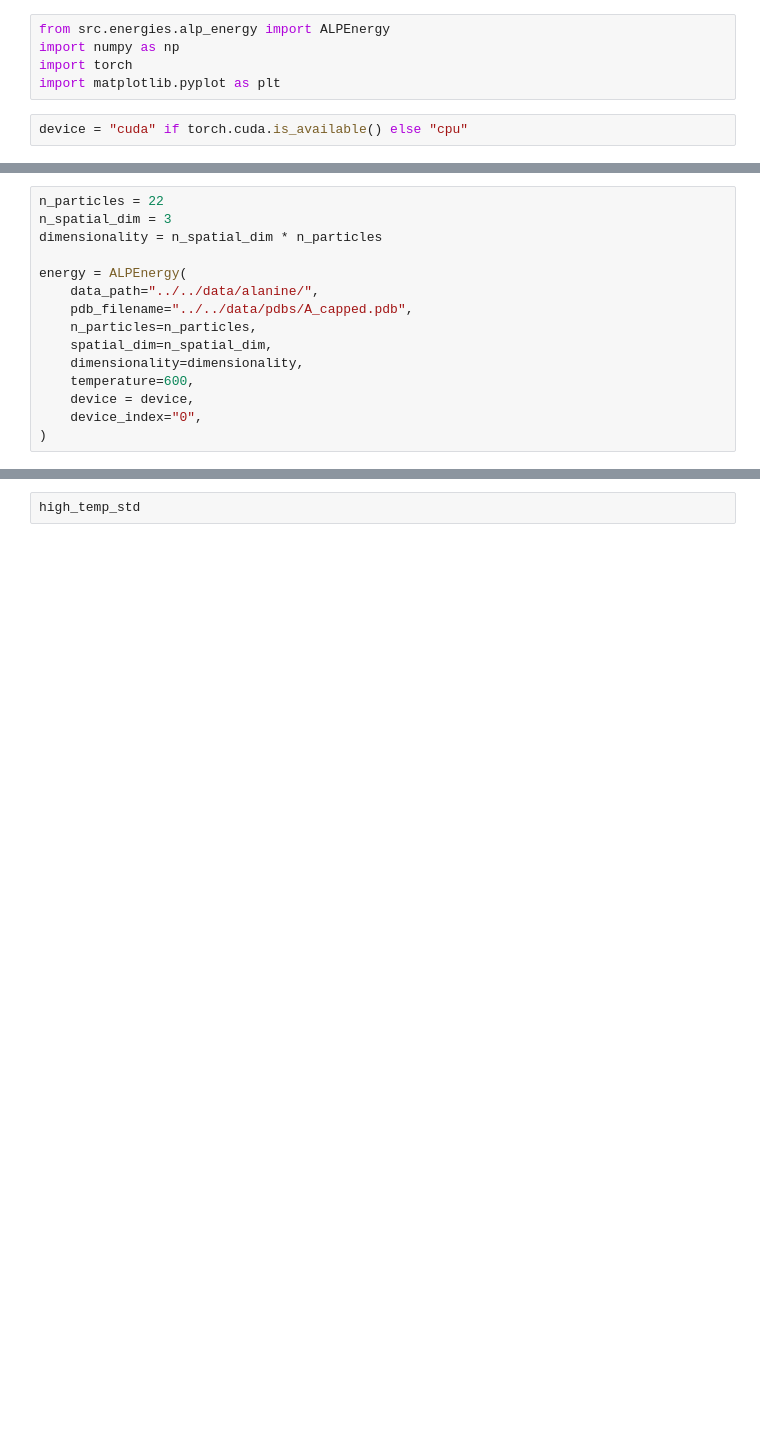
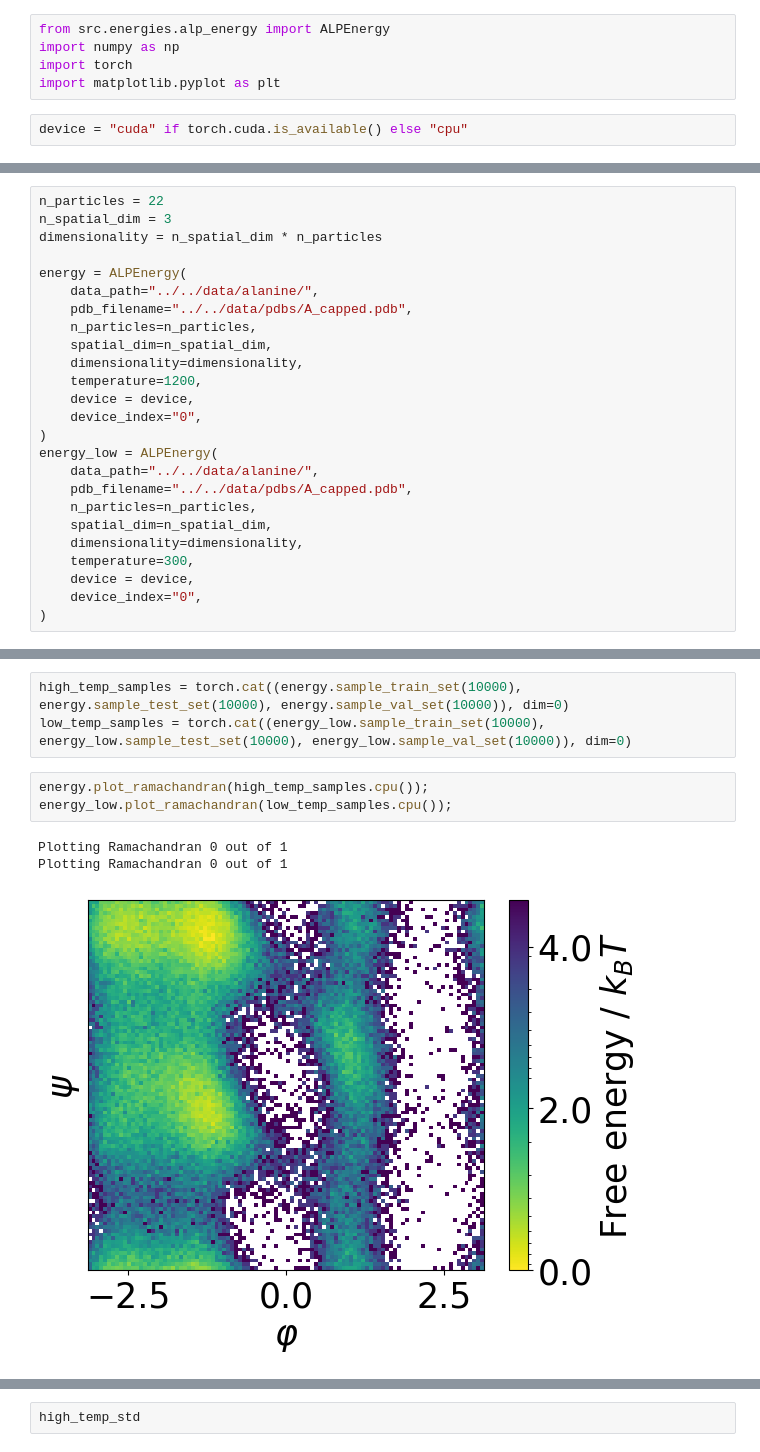
Before and after one commit to taraak/pita, a Jupyter notebook: runner/notebooks/aldp_data.ipynb, the cells around one changed output, grey strips where cells are left out. Saved outputs shown, nothing was run; the diff lists cells and outputs as text; blank space fills up the shorter version.

```diff
--- a/runner/notebooks/aldp_data.ipynb
+++ b/runner/notebooks/aldp_data.ipynb
@@ -24,7 +19,17 @@ energy = ALPEnergy(
     n_particles=n_particles,
     spatial_dim=n_spatial_dim,
     dimensionality=dimensionality,
-    temperature=600,
+    temperature=1200,
     device = device,
     device_index="0",
 )
+energy_low = ALPEnergy(
+    data_path="../../data/alanine/",
+    pdb_filename="../../data/pdbs/A_capped.pdb",
+    n_particles=n_particles,
+    spatial_dim=n_spatial_dim,
+    dimensionality=dimensionality,
+    temperature=300,
+    device = device,
+    device_index="0",
+)
@@ -32,0 +50,10 @@ high_temp_std = energy.sample_train_set(10000).std()
+# %%
+high_temp_samples = torch.cat((energy.sample_train_set(10000), energy.sample_test_set(10000), energy.sample_val_set(10000)), dim=0)
+low_temp_samples = torch.cat((energy_low.sample_train_set(10000), energy_low.sample_test_set(10000), energy_low.sample_val_set(10000)), dim=0)
+# %%
+energy.plot_ramachandran(high_temp_samples.cpu());
+energy_low.plot_ramachandran(low_temp_samples.cpu());
+# %% [output]
+Plotting Ramachandran 0 out of 1
+Plotting Ramachandran 0 out of 1
+[figure, added]
```
Also changed, not shown: parts of 4 cells of this notebook, 7 other files.
